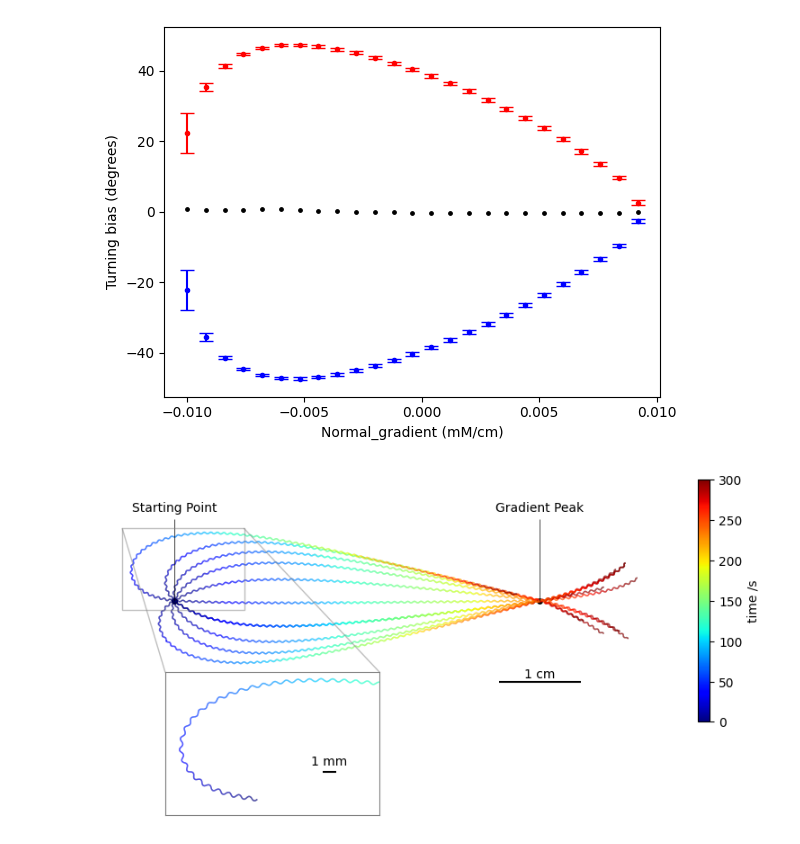
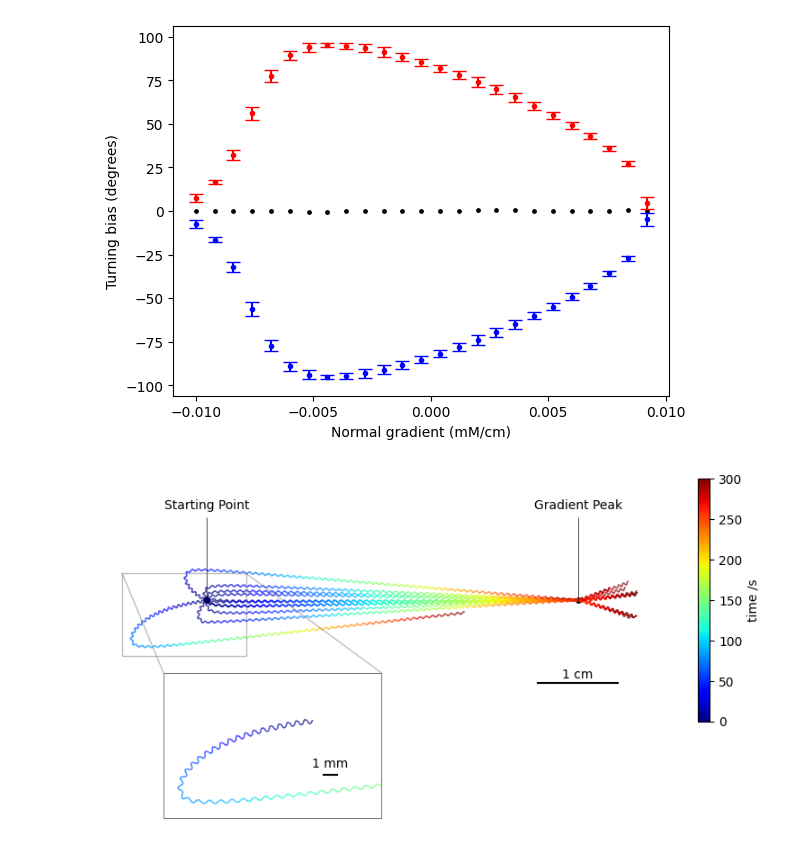
Before and after one commit to 118-Oganesson/C_elegans, a Jupyter notebook: python/main.ipynb, the cells around one changed output. Drawn from its saved outputs; the diff is of its cells as text; code cells hidden in the pictures.

Commit message:
biologically_correctの結果を様々な方法で解析した。また、コネクトームを図にしてくれる関数を作成した。

```diff
--- a/python/main.ipynb
+++ b/python/main.ipynb
@@ -4,7 +4,7 @@ import oed
 import figure
 # %%
 # jsonファイルの読み込み
-result = load.load_result_json("../result/Result.json")
+result = load.load_result_json("../result/Result_biologically_correct.json")
 
 gene = result[0]["gene"]
 
@@ -18,4 +18,4 @@ N_, M_, f_inv, T_ = oed.time_constant_step(gene, "setting")
 # figure.Bearing_vs_Turing_bias("../output/b_vs_t.txt", "../figure/Bearing_vs_Turing_bias.png")
 # figure.Normal_gradient_vs_Turing_bias("../output/n_vs_t.txt", "../figure/Normal_gradient_vs_Turing_bias")
 # figure.Translational_gradient_vs_Turing_bias("../output/t_vs_t.txt", "../figure/Translational_gradient_vs_Turing_bias")
-# figure.trajectory(gene, 10, "../figure/Trajectory_colorbar")
+# figure.trajectory(gene, 10, 7, "../figure/Trajectory_colorbar")
@@ -198,0 +22,7 @@ plt.show()
+# %%
+result = load.load_result_json("../result/Result_biologically_correct.json")
+file_path_base = "../figure/connectome/connectome_"
+for i in range(10):
+    gene = result[i]["gene"]
+    file_path = file_path_base + str(i)
+    figure.connectome(gene, file_path)
@@ -199,15 +40,22 @@ plt.show()
+# %%
+result = load.load_result_json("../result/Result_biologically_correct.json")
+file_path_base = "../figure/newron/newron_"
+for i in range(10):
+    gene = result[i]["gene"]
+    file_path = file_path_base + str(i)
+    figure.newron_output(gene, file_path)
 # %%
 figure.Bearing_vs_Turing_bias(
-    "../output/b_vs_t.txt", "../figure/Bearing_vs_Turing_bias.png"
+    "../output/b_vs_t_bc.txt", "../figure/Bearing_vs_Turing_bias_bc.png"
 )
 
 figure.Normal_gradient_vs_Turing_bias(
-    "../output/n_vs_t.txt", "../figure/Normal_gradient_vs_Turing_bias"
+    "../output/n_vs_t_bc.txt", "../figure/Normal_gradient_vs_Turing_bias_bc.png"
 )
 
 figure.Translational_gradient_vs_Turing_bias(
-    "../output/t_vs_t.txt", "../figure/Translational_gradient_vs_Turing_bias"
+    "../output/t_vs_t_bc.txt", "../figure/Translational_gradient_vs_Turing_bias_bc.png"
 )
 
-figure.trajectory(gene, 10, "../figure/Trajectory_colorbar")
+figure.trajectory(gene, 10, 7, "../figure/Trajectory_colorbar_bc.png")
 # %% [output]
@@ -216,2 +64,2 @@ figure.trajectory(gene, 10, "../figure/Trajectory_colorbar")
-[figure, old version]
+[figure, new version]
-[figure, old version]
+[figure, new version]
```
Also changed, not shown: parts of 3 cells of this notebook, 30 other files.
